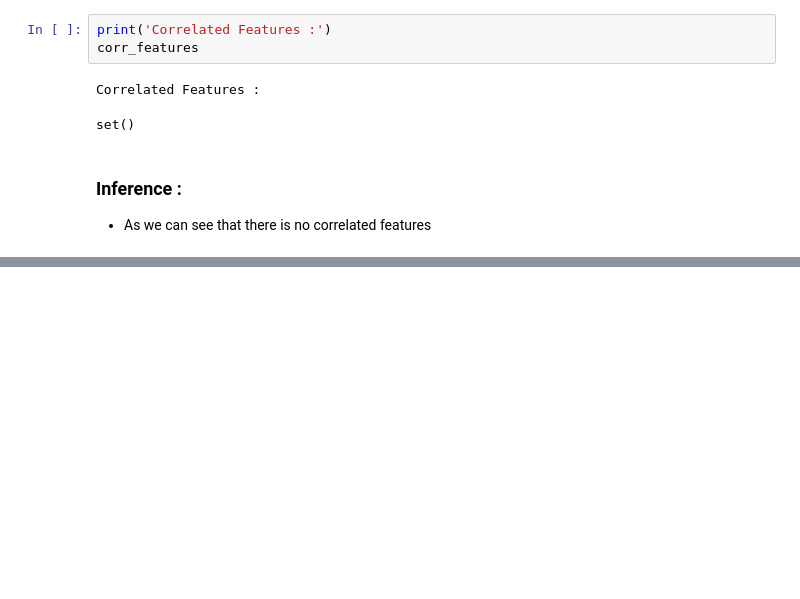
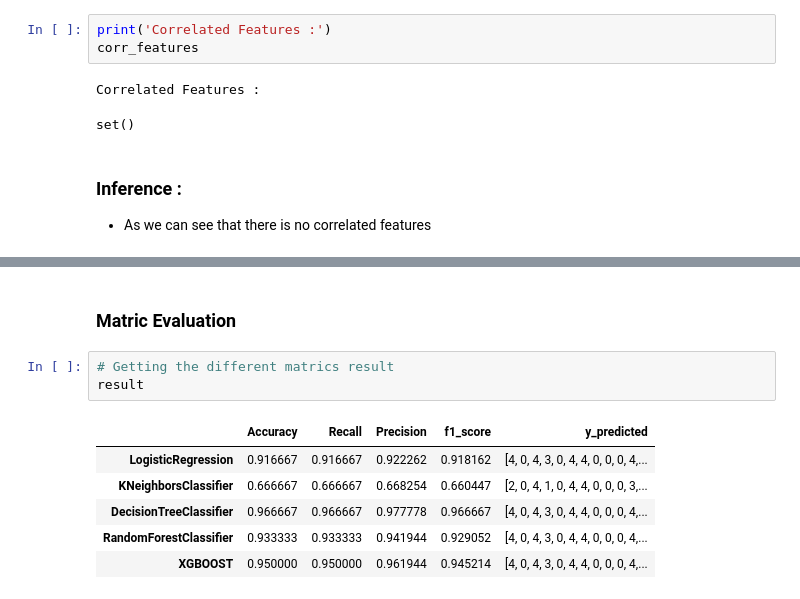
Before and after one commit to dsankush/Drug-Analysis, a Jupyter notebook: Drug_Analysis.ipynb, the cells around one changed output, grey strips where cells are left out. Saved outputs shown, nothing was run; the diff lists cells and outputs as text; blank space fills up the shorter version.

```diff
--- a/Drug_Analysis.ipynb
+++ b/Drug_Analysis.ipynb
@@ -829,0 +1079,12 @@ set()
+# %% [markdown]
+### Matric Evaluation
+# %%
+# Getting the different matrics result
+result
+# %% [output]
+|  | Accuracy | Recall | Precision | f1_score | y_predicted |
+| LogisticRegression | 0.916667 | 0.916667 | 0.922262 | 0.918162 | [4, 0, 4, 3, 0, 4, 4, 0, 0, 0, 4,... |
+| KNeighborsClassifier | 0.666667 | 0.666667 | 0.668254 | 0.660447 | [2, 0, 4, 1, 0, 4, 4, 0, 0, 0, 3,... |
+| DecisionTreeClassifier | 0.966667 | 0.966667 | 0.977778 | 0.966667 | [4, 0, 4, 3, 0, 4, 4, 0, 0, 0, 4,... |
+| RandomForestClassifier | 0.933333 | 0.933333 | 0.941944 | 0.929052 | [4, 0, 4, 3, 0, 4, 4, 0, 0, 0, 4,... |
+| XGBOOST | 0.950000 | 0.950000 | 0.961944 | 0.945214 | [4, 0, 4, 3, 0, 4, 4, 0, 0, 0, 4,... |
```
Also changed, not shown: parts of 25 cells of this notebook.
